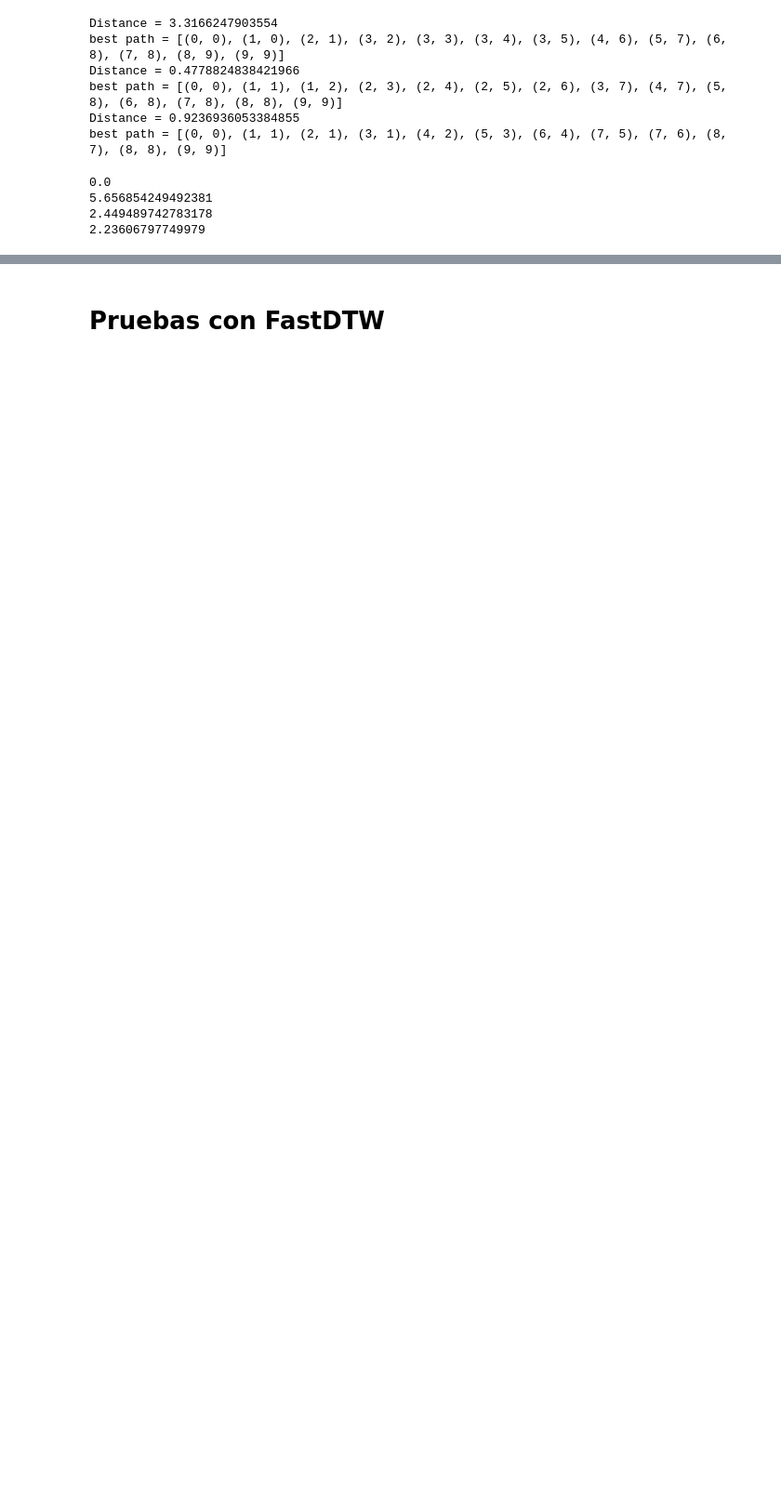
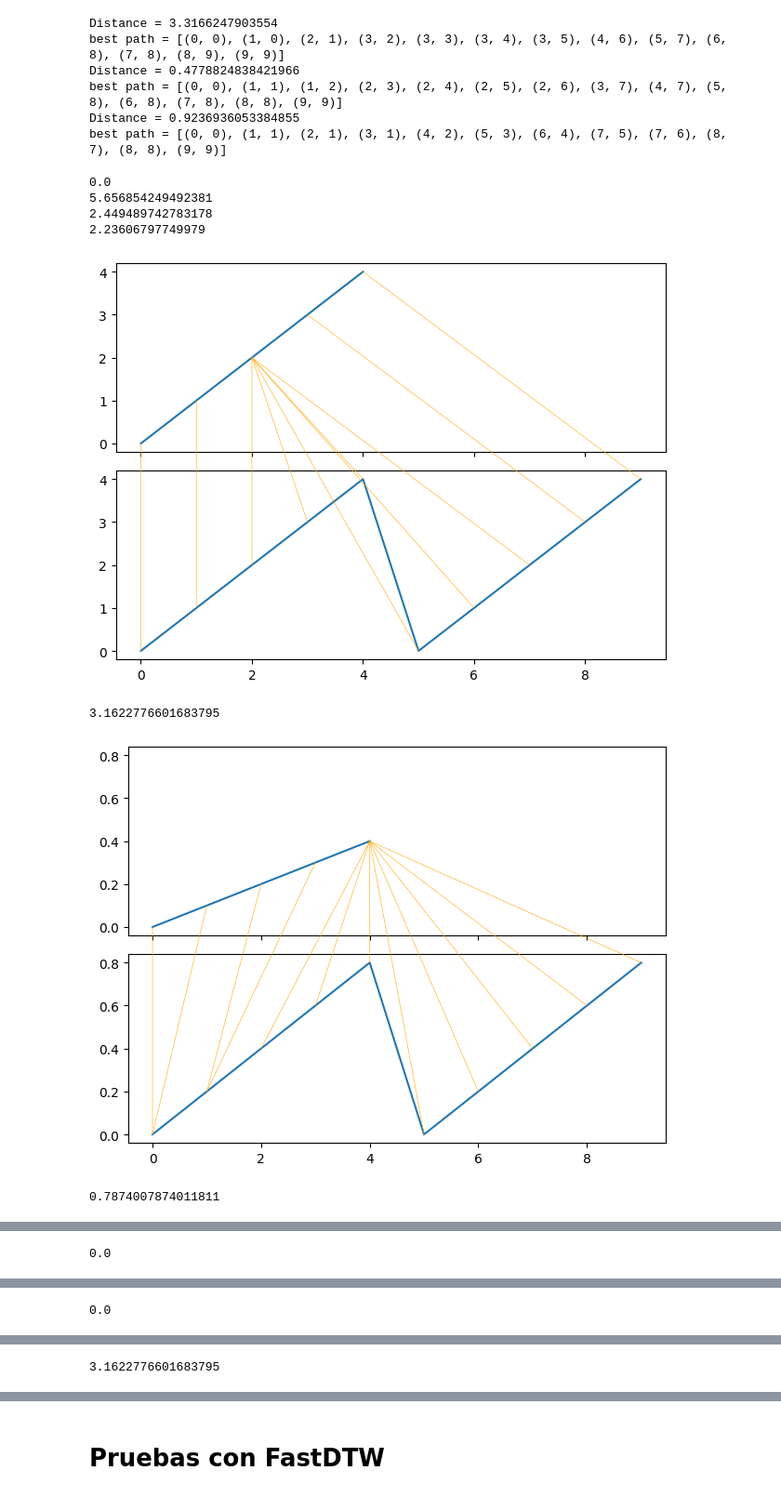
Before and after one commit to fravian99/Deteccion-de-ejercicios-en-videos-de-rehabilitacion, a Jupyter notebook: src/pruebas/notebooks/pruebas_dtw.ipynb, the cells around one changed output, grey strips where cells are left out. Shown at 93% size. Drawn from its saved outputs; the diff is of its cells as text; code cells hidden in the pictures; blank space fills up the shorter version.

```diff
--- a/src/pruebas/notebooks/pruebas_dtw.ipynb
+++ b/src/pruebas/notebooks/pruebas_dtw.ipynb
@@ -167,3 +171,50 @@ print(distance)
 5.656854249492381
 2.449489742783178
 2.23606797749979
+# %%
+sequence1 = [0,1,2,3,4]
+sequence1 = np.asarray(sequence1)
+
+sequence2 = [0,1,2,3,4,0,1,2,3,4]
+sequence2 = np.asarray(sequence2)
+
+sequence3 = [0,0,1,1,2,2,3,3,4,4]
+sequence3 = np.asarray(sequence3)
+
+sequence4 = [0,0,1,2,3,4]
+sequence4 = np.asarray(sequence4)
+
+sequence5 = [0,1,2,3,4,0,1,2,3,4,0,1,2,3,4]
+sequence5 = np.array(sequence5)
+
+sequence6 = sequence5 + 2
+
+def plot_and_distance(s1:np.array, s2:np.array):
+    distance, paths = dtw.warping_paths(s1, s2)
+    best_path = dtw.best_path(paths)
+    dtwvis.plot_warping(s1, s2, best_path)
+    plt.show()
+    return distance
+
+distance = plot_and_distance(sequence1, sequence2)
+print(distance)
+
+distance = plot_and_distance(sequence1/len(sequence2), sequence2/len(sequence1))
+print(distance)
+
+distance = plot_and_distance(sequence1, sequence3)
+print(distance)
+
+distance = plot_and_distance(sequence1, sequence4)
+print(distance)
+
+distance = plot_and_distance(sequence2, sequence5)
+print(distance)
+
+distance = plot_and_distance(sequence5, sequence6)
+print(distance)
+# %% [output]
+[figure, added]
+3.1622776601683795
+[figure, added]
+0.7874007874011811
@@ -169,0 +222 @@ print(distance)
+0.0
@@ -169,0 +224 @@ print(distance)
+0.0
@@ -169,0 +226 @@ print(distance)
+3.1622776601683795
```
Also changed, not shown: parts of 4 cells of this notebook, 7 other files.
